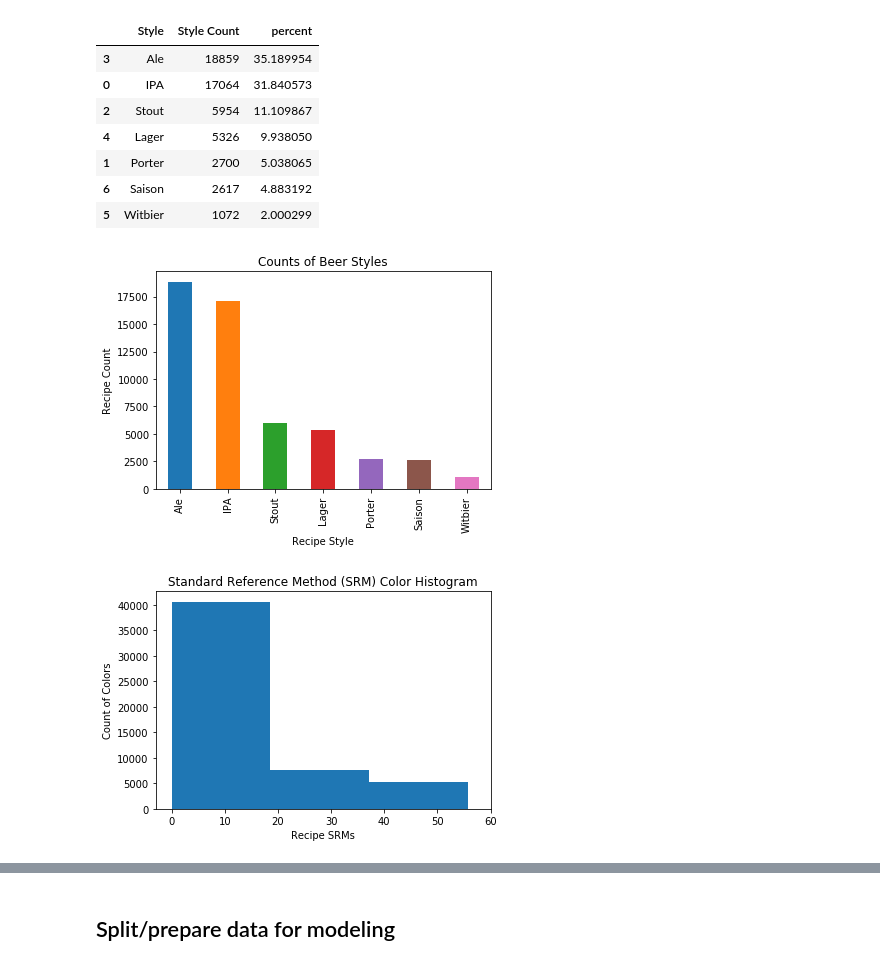
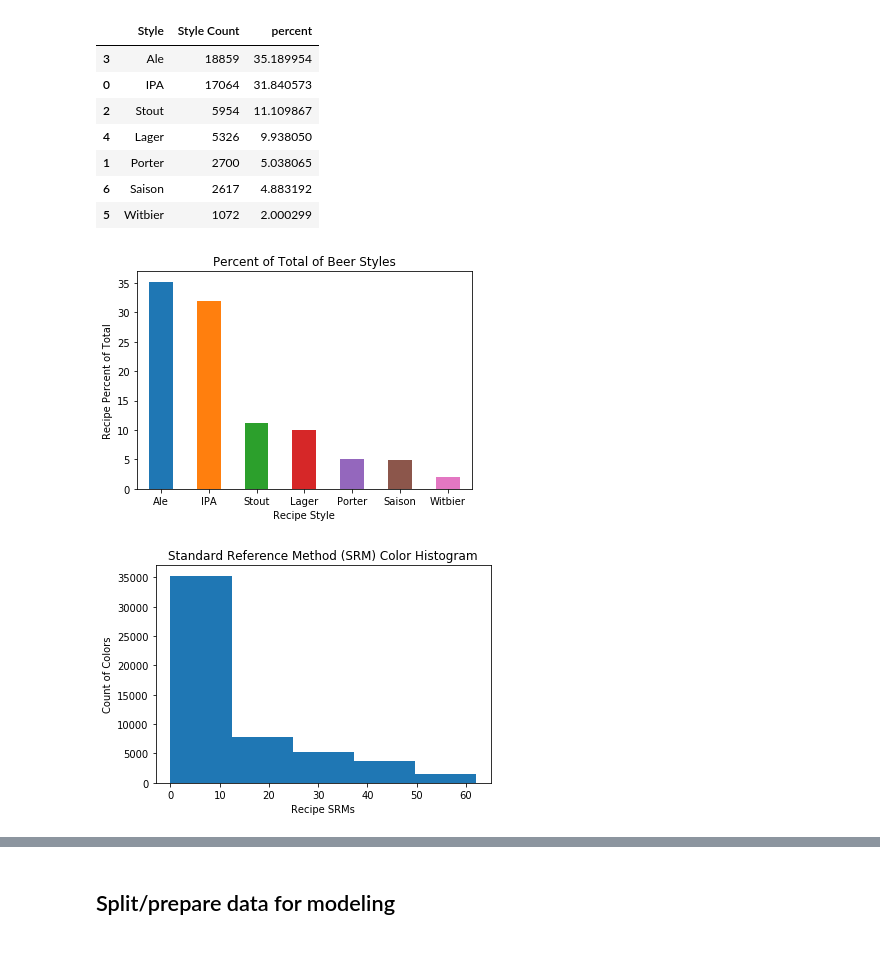
Before and after one commit to jpoles1/Beer-Style-Predictions, a Jupyter notebook: Beer Styles.ipynb, the cells around one changed output, grey strips where cells are left out. Drawn from its saved outputs; the diff is of its cells as text; code cells hidden in the pictures.

```diff
--- a/Beer Styles.ipynb
+++ b/Beer Styles.ipynb
@@ -69,3 +70,25 @@ rec[['IPA', 'Porter', 'Stout', 'Ale', 'Lager', 'Witbier', 'Saison']].sum().sum()
 #drop styles that don't fit into pre-defined categories
 rec.drop(rec[(rec['IPA'] != 1) & (rec['Porter'] != 1) & (rec['Stout'] != 1) & (rec['Ale'] != 1) & (rec['Lager'] != 1) \
                       & (rec['Witbier'] != 1) & (rec['Saison'] != 1)].index, inplace = True)
+# %%
+#reset the index
+rec.reset_index(drop = True, inplace = True)
+# %%
+#setting column of ids for newly declared styles, reverse one-hot-encoded
+rec['New_StyleID'] = 0
+
+for i in range(rec.shape[0]):
+    if rec.loc[i, 'IPA'] == 1:
+        rec.loc[i, 'New_StyleID'] = 'IPA'
+    elif rec.loc[i, 'Porter'] == 1:
+        rec.loc[i, 'New_StyleID'] = 'Porter'
+    elif rec.loc[i, 'Stout'] == 1:
+        rec.loc[i, 'New_StyleID'] = 'Stout'
+    elif rec.loc[i, 'Ale'] == 1:
+        rec.loc[i, 'New_StyleID'] = 'Ale'
+    elif rec.loc[i, 'Lager'] == 1:
+        rec.loc[i, 'New_StyleID'] = 'Lager'
+    elif rec.loc[i, 'Witbier'] == 1:
+        rec.loc[i, 'New_StyleID'] = 'Witbier'
+    elif rec.loc[i, 'Saison'] == 1:
+        rec.loc[i, 'New_StyleID'] = 'Saison'
@@ -100,17 +132,19 @@ style_agg
 | 5 | Witbier | 1072 | 2.000299 |
 # %%
 #plotting counts of styles
-style_agg.plot(x = 'Style', y = 'Style Count', kind = 'bar', legend = False)
-plt.title('Counts of Beer Styles')
+style_agg.plot(x = 'Style', y = 'percent', kind = 'bar', legend = False)
+plt.title('Percent of Total of Beer Styles')
 plt.xlabel('Recipe Style')
-plt.ylabel('Recipe Count');
+plt.ylabel('Recipe Percent of Total')
+plt.xticks(rotation = 0);
 # %% [output]
-[figure, old version]
+[figure, new version]
 # %%
-rec.hist(column = 'Color', grid = False)
-plt.xlim(-3, 60)
+#histogram of color
+rec.hist(column = 'Color', grid = False, bins = 15)
+plt.xlim(-3, 65)
 plt.title('Standard Reference Method (SRM) Color Histogram')
 plt.xlabel('Recipe SRMs')
 plt.ylabel('Count of Colors');
 # %% [output]
-[figure, old version]
+[figure, new version]
```
Also changed, not shown: parts of 16 cells of this notebook.
